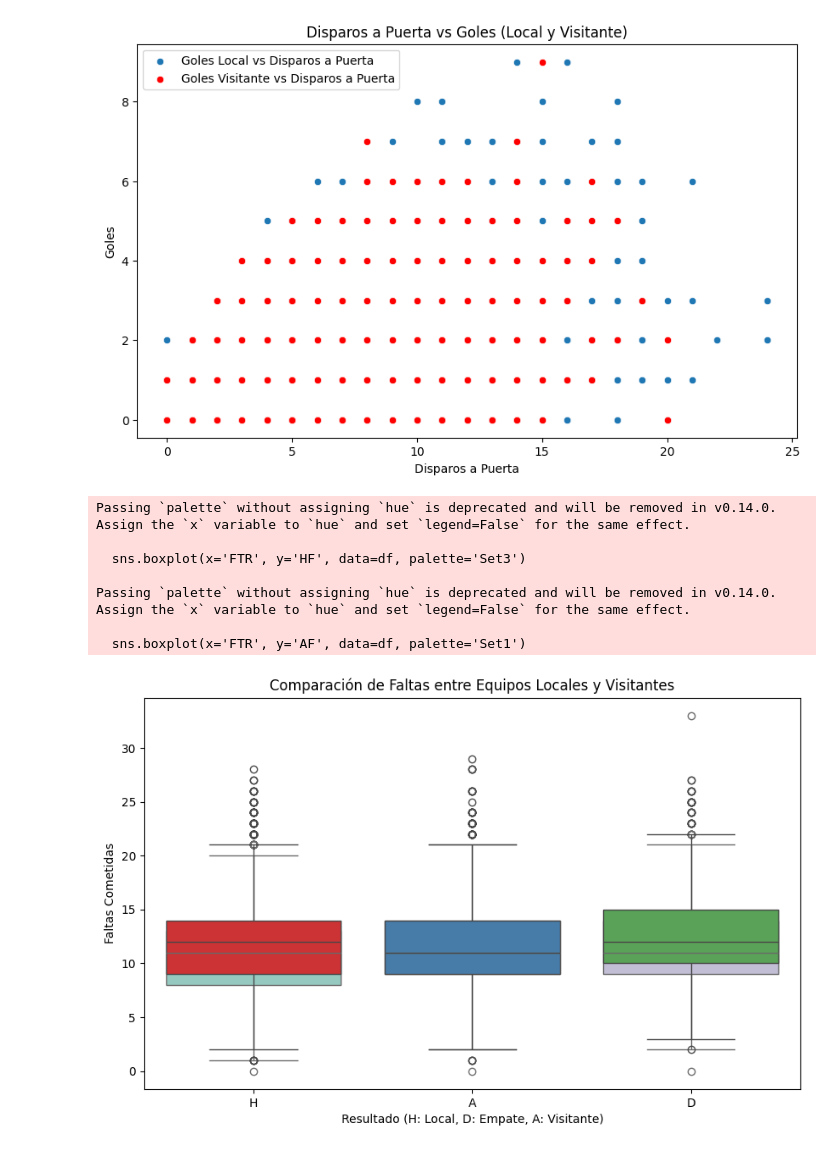
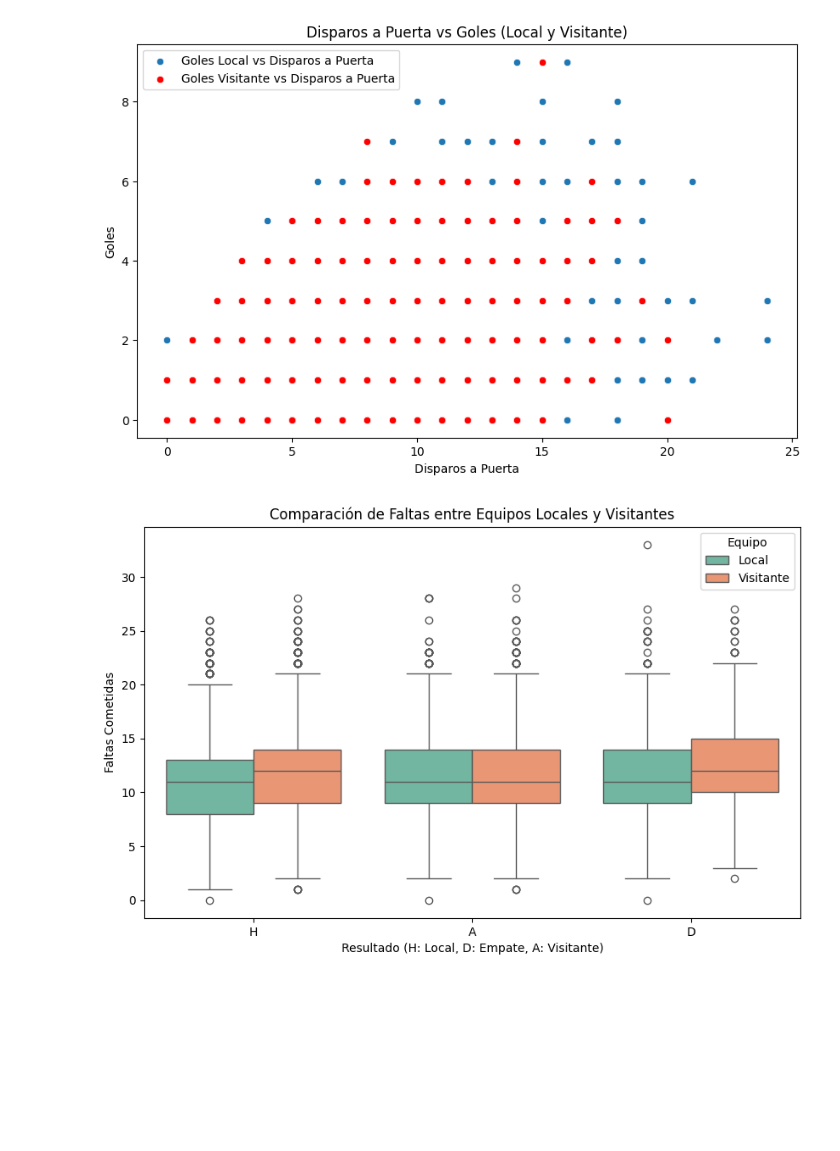
Before and after one commit to MarianoNaveyra/DataScience, a Jupyter notebook: Proyecto_Partell_Naveyra.ipynb, the cells around one changed output. Cells and saved outputs as stored; diff of their text form; code cells hidden in the pictures; blank space fills up the shorter version.

```diff
--- a/Proyecto_Partell_Naveyra.ipynb
+++ b/Proyecto_Partell_Naveyra.ipynb
@@ -78,21 +75,22 @@ plt.show()
 # %% [output]
 [figure]
 # %%
-# Gráfico 3: Comparación de Faltas cometidas por el equipo local y visitante
+# Crear un DataFrame en formato 'long' para faltas cometidas por local y visitante
+df_melted_fouls = df.melt(id_vars=['FTR'], value_vars=['HF', 'AF'],
+                           var_name='Equipo', value_name='Faltas Cometidas')
+
+# Etiquetas más descriptivas para 'Equipo'
+df_melted_fouls['Equipo'] = df_melted_fouls['Equipo'].replace({'HF': 'Local', 'AF': 'Visitante'})
+
+# Crear gráfico de caja
 plt.figure(figsize=(10,6))
-sns.boxplot(x='FTR', y='HF', data=df, palette='Set3')
-sns.boxplot(x='FTR', y='AF', data=df, palette='Set1')
+sns.boxplot(x='FTR', y='Faltas Cometidas', hue='Equipo', data=df_melted_fouls, palette='Set2')
+
 plt.title('Comparación de Faltas entre Equipos Locales y Visitantes')
 plt.xlabel('Resultado (H: Local, D: Empate, A: Visitante)')
 plt.ylabel('Faltas Cometidas')
+plt.legend(title='Equipo')
 plt.show()
 # %% [output]
-Passing `palette` without assigning `hue` is deprecated and will be removed in v0.14.0. Assign the `x` variable to `hue` and set `legend=False` for the same effect.
-
-  sns.boxplot(x='FTR', y='HF', data=df, palette='Set3')
-
-Passing `palette` without assigning `hue` is deprecated and will be removed in v0.14.0. Assign the `x` variable to `hue` and set `legend=False` for the same effect.
-
-  sns.boxplot(x='FTR', y='AF', data=df, palette='Set1')
-[figure, old version]
+[figure, new version]
 # %%
```
Also changed, not shown: parts of 3 cells of this notebook.
